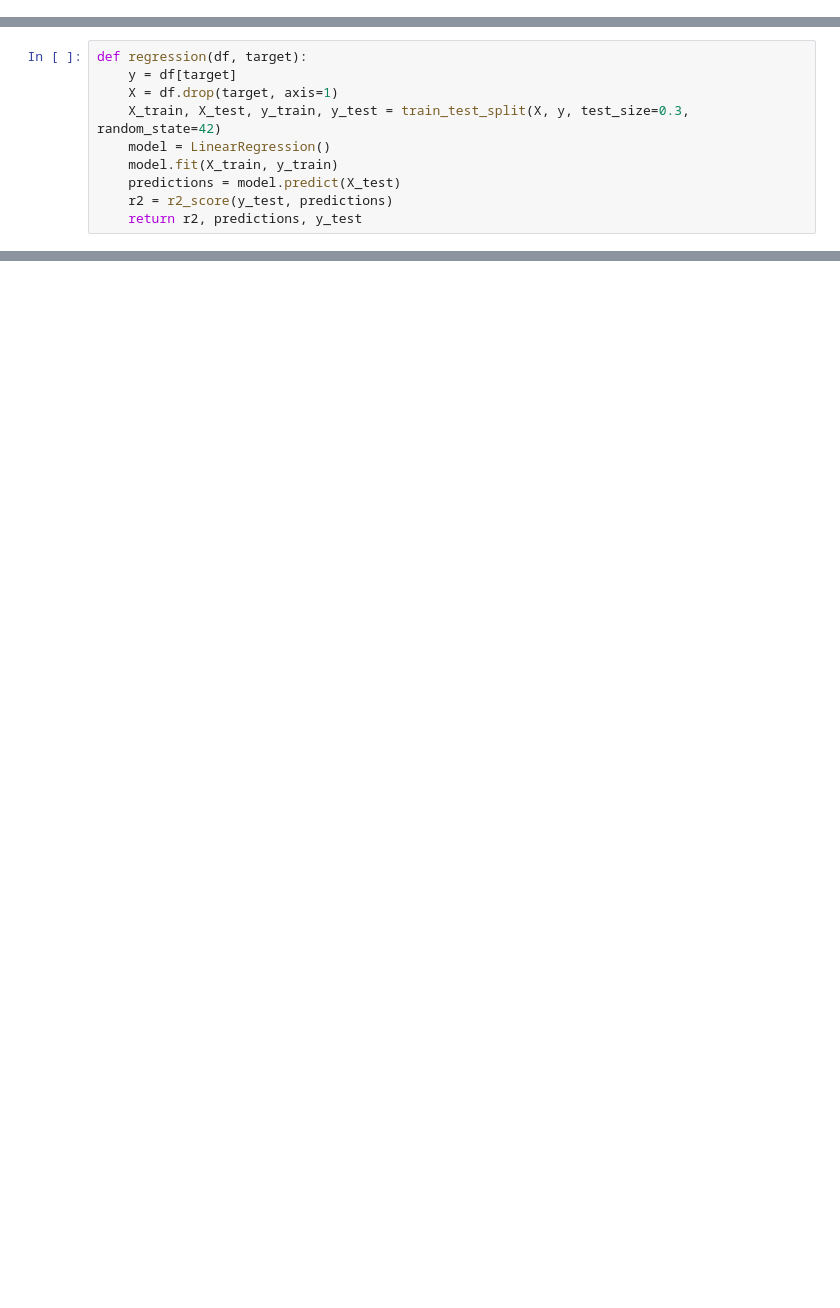
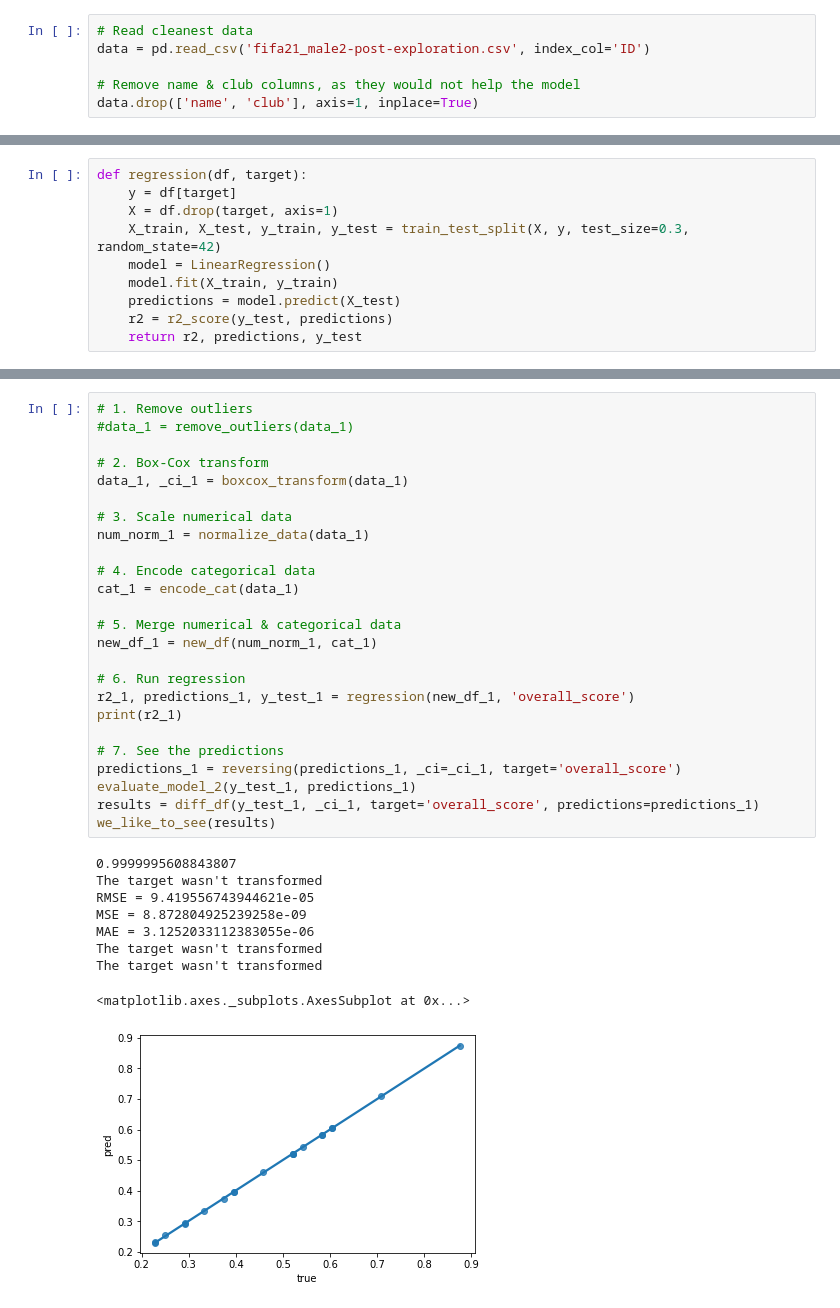
Before and after one commit to sabinagio/data_mid_bootcamp_project_FIFA_MoneyBall, a Jupyter notebook: mini-project - 3. Modelling & Evaluation.ipynb, the cells around one changed output, grey strips where cells are left out. Cells and saved outputs as stored; diff of their text form; blank space fills up the shorter version.

```diff
--- a/mini-project - 3. Modelling & Evaluation.ipynb
+++ b/mini-project - 3. Modelling & Evaluation.ipynb
@@ -20,3 +17,9 @@ data = pd.read_csv('fifa21_male2-post-exploration.csv')
+# %%
+# Read cleanest data
+data = pd.read_csv('fifa21_male2-post-exploration.csv', index_col='ID')
+
+# Remove name & club columns, as they would not help the model
+data.drop(['name', 'club'], axis=1, inplace=True)
 # %%
 def corr_destroyer(data, target, max_threshold=0.95):
     corr_data = data.corr()
@@ -177,0 +249,35 @@ we_like_to_see(results)
+# %%
+# 1. Remove outliers
+#data_1 = remove_outliers(data_1)
+
+# 2. Box-Cox transform
+data_1, _ci_1 = boxcox_transform(data_1)
+
+# 3. Scale numerical data
+num_norm_1 = normalize_data(data_1)
+
+# 4. Encode categorical data
+cat_1 = encode_cat(data_1)
+
+# 5. Merge numerical & categorical data
+new_df_1 = new_df(num_norm_1, cat_1)
+
+# 6. Run regression
+r2_1, predictions_1, y_test_1 = regression(new_df_1, 'overall_score')
+print(r2_1)
+
+# 7. See the predictions
+predictions_1 = reversing(predictions_1, _ci=_ci_1, target='overall_score')
+evaluate_model_2(y_test_1, predictions_1)
+results = diff_df(y_test_1, _ci_1, target='overall_score', predictions=predictions_1)
+we_like_to_see(results)
+# %% [output]
+0.9999995608843807
+The target wasn't transformed
+RMSE = 9.419556743944621e-05
+MSE = 8.872804925239258e-09
+MAE = 3.1252033112383055e-06
+The target wasn't transformed
+The target wasn't transformed
+<matplotlib.axes._subplots.AxesSubplot at 0x...>
+[figure, added]
```
Also changed, not shown: parts of 39 cells of this notebook.
